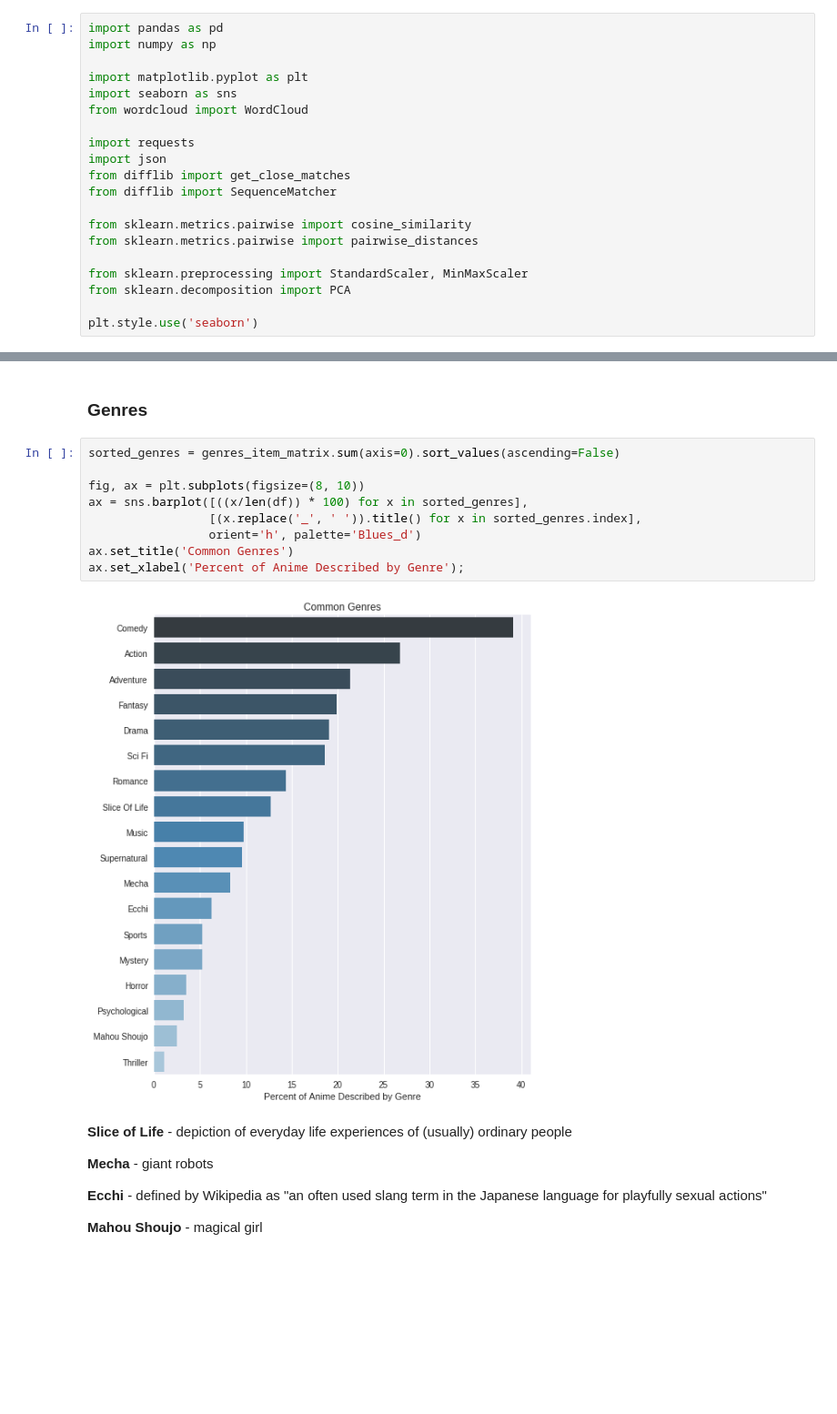
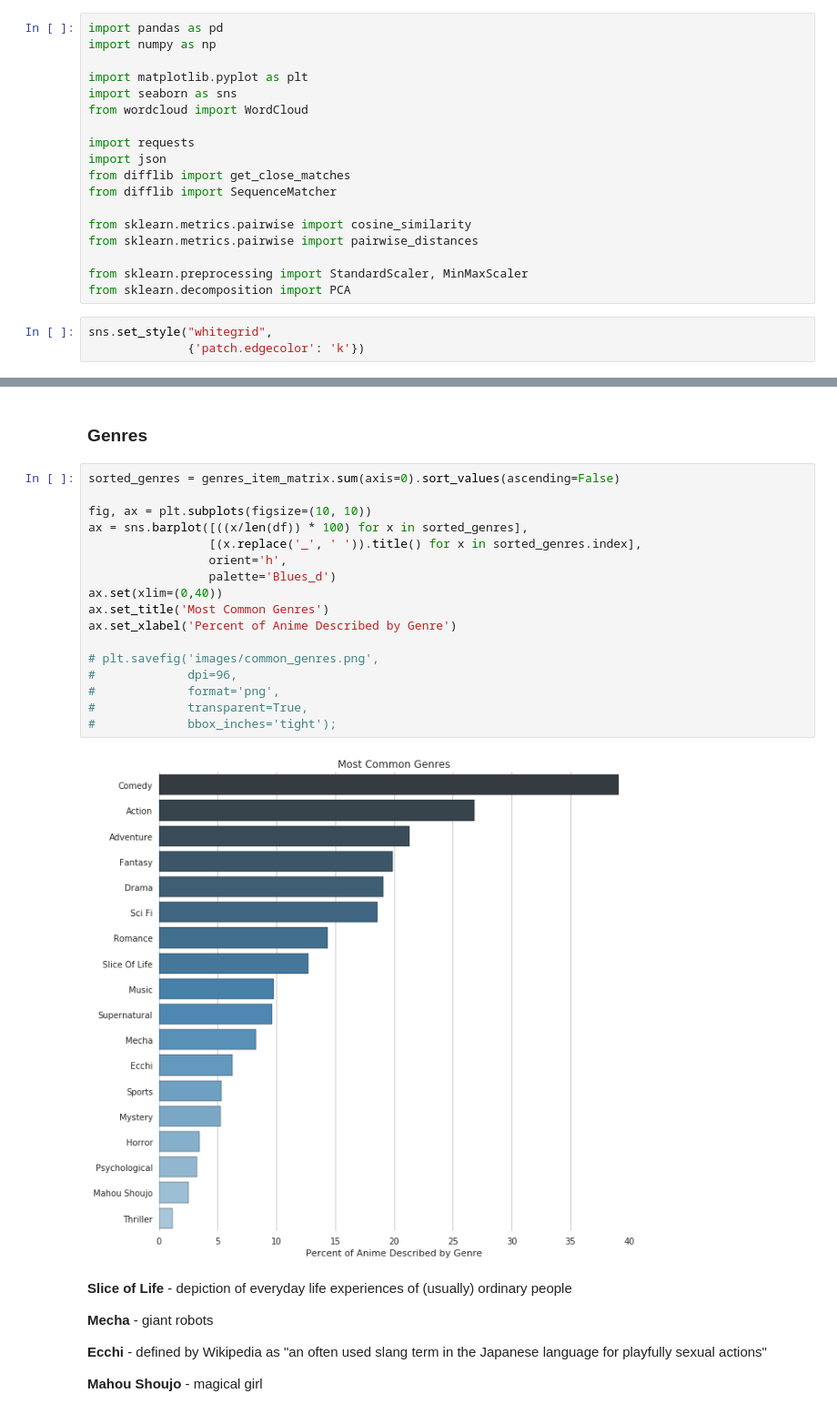
Before and after one commit to sn-ekstrand/content-based-anime-recommender, a Jupyter notebook: initial_eda.ipynb, the cells around one changed output, grey strips where cells are left out. Shown at 91% size. Cells and saved outputs as stored; diff of their text form; blank space fills up the shorter version.

```diff
--- a/initial_eda.ipynb
+++ b/initial_eda.ipynb
@@ -16,8 +16,9 @@ from sklearn.metrics.pairwise import pairwise_distances
 
 from sklearn.preprocessing import StandardScaler, MinMaxScaler
 from sklearn.decomposition import PCA
-
-plt.style.use('seaborn')
+# %%
+sns.set_style("whitegrid",
+              {'patch.edgecolor': 'k'})
 # %%
 genres_item_matrix = pd.read_csv('data/genres_item_matrix.csv', index_col='id')
 tag_item_matrix = pd.read_csv('data/tag_item_matrix.csv', index_col='id')
@@ -473,14 +495,22 @@ ax[1].set_xlabel('Anime Count');
 # %%
 sorted_genres = genres_item_matrix.sum(axis=0).sort_values(ascending=False)
 
-fig, ax = plt.subplots(figsize=(8, 10))
+fig, ax = plt.subplots(figsize=(10, 10))
 ax = sns.barplot([((x/len(df)) * 100) for x in sorted_genres],
                  [(x.replace('_', ' ')).title() for x in sorted_genres.index],
-                 orient='h', palette='Blues_d')
-ax.set_title('Common Genres')
-ax.set_xlabel('Percent of Anime Described by Genre');
+                 orient='h',
+                 palette='Blues_d')
+ax.set(xlim=(0,40))
+ax.set_title('Most Common Genres')
+ax.set_xlabel('Percent of Anime Described by Genre')
+
+# plt.savefig('images/common_genres.png',
+#             dpi=96,
+#             format='png',
+#             transparent=True,
+#             bbox_inches='tight');
 # %% [output]
-[figure, old version]
+[figure, new version]
 # %% [markdown]
 <b>Slice of Life</b> - depiction of everyday life experiences of (usually) ordinary people
 
```
Also changed, not shown: parts of 5 cells of this notebook, 8 other files.
